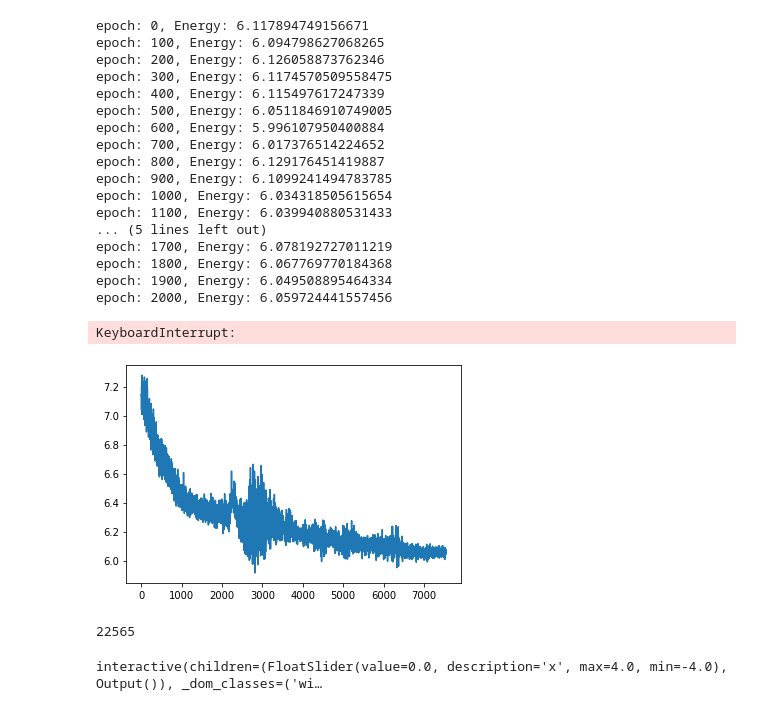
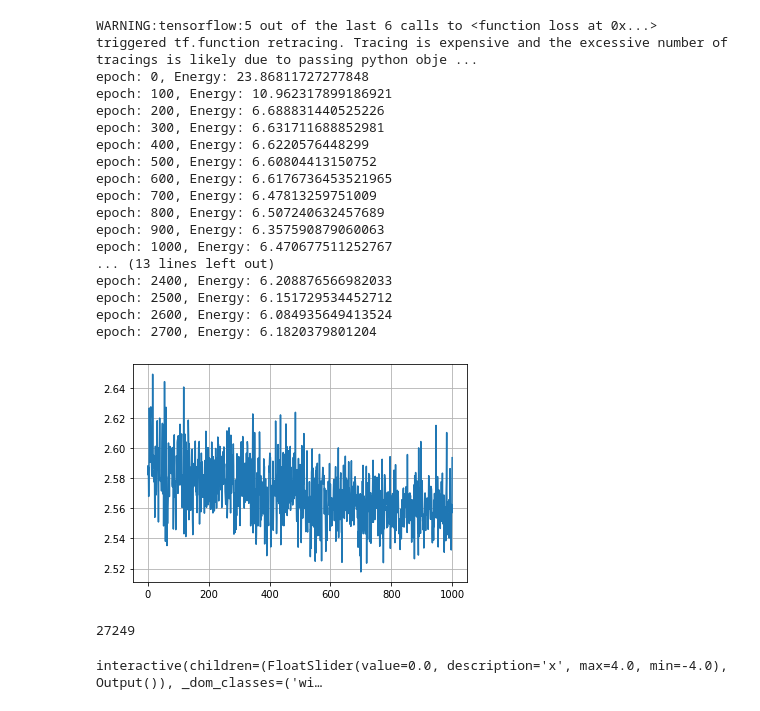
Before and after one commit to KristianWold/FYS4411, a Jupyter notebook: Project2/Autoregressive RNN Bosons.ipynb, the cells around one changed output. Saved outputs shown, nothing was run; the diff lists cells and outputs as text; code cells hidden in the pictures.

Commit message:
New model architecture(weight output of DNN with RNN)

```diff
--- a/Project2/Autoregressive RNN Bosons.ipynb
+++ b/Project2/Autoregressive RNN Bosons.ipynb
@@ -10,8 +10,7 @@ import warnings
 warnings.filterwarnings("ignore")
 # %%
 tf.keras.backend.set_floatx("float64")
-h = 6
-
+h = 32
 
 class DNModel(tf.keras.Model):
     def __init__(self, N, n):
@@ -22,6 +21,7 @@ class DNModel(tf.keras.Model):
 
         self.dense1 = tf.keras.layers.Dense(32)
         self.dense2 = tf.keras.layers.Dense(32)
+        self.dense3 = tf.keras.layers.Dense(32)
         self.out = tf.keras.layers.Dense(1)
 
         self.w = tf.keras.layers.Dense(h)
@@ -29,9 +29,10 @@ class DNModel(tf.keras.Model):
         self.hidden = tf.repeat(self.hidden_initial, N, axis=0)
 
     def call(self, x):
-        x = tf.concat((self.hidden, x), axis=1)
+        #x = tf.concat((self.hidden, x), axis=1)
         x = tf.nn.tanh(self.dense1(x))
-        x = tf.nn.tanh(self.dense2(x))
+        x = tf.nn.tanh(self.dense2(x))*self.hidden
+        x = tf.nn.tanh(self.dense3(x))
 
         return tf.math.exp(self.out(x))
 
@@ -111,9 +112,8 @@ def sample(model, N, n):
 
     return x_old, total
 # %%
-N = 2000
+N = 3000
 n = 3
-
 energy = []
 
 tf.random.set_seed(42)
@@ -121,12 +121,12 @@ np.random.seed(42)
 model = DNModel(N, n)
 optimizer = tf.keras.optimizers.Adam(epsilon=1e-08)
 # %%
-num_epochs = 6000
-
-steps = 20
+num_epochs = 3000
+N = 2000
+steps = 10
 for epoch in tqdm(range(num_epochs)):
     x = []
-    model.hidden_reset()
+    model.hidden_reset(N)
     for i in range(model.n):
         x.append(sample(model, model.N, steps)[0])
         model.rnn_forward(x[-1])
@@ -142,33 +142,33 @@ for epoch in tqdm(range(num_epochs)):
     if epoch%100 == 0:
         print(f"epoch: {epoch}, Energy: {E}")
 # %% [output]
-epoch: 0, Energy: 6.117894749156671
-epoch: 100, Energy: 6.094798627068265
-epoch: 200, Energy: 6.126058873762346
-epoch: 300, Energy: 6.1174570509558475
-epoch: 400, Energy: 6.115497617247339
-epoch: 500, Energy: 6.0511846910749005
-epoch: 600, Energy: 5.996107950400884
-epoch: 700, Energy: 6.017376514224652
-epoch: 800, Energy: 6.129176451419887
-epoch: 900, Energy: 6.1099241494783785
-epoch: 1000, Energy: 6.034318505615654
-epoch: 1100, Energy: 6.039940880531433
-... (5 lines left out)
-epoch: 1700, Energy: 6.078192727011219
-epoch: 1800, Energy: 6.067769770184368
-epoch: 1900, Energy: 6.049508895464334
-epoch: 2000, Energy: 6.059724441557456
+WARNING:tensorflow:5 out of the last 6 calls to <function loss at 0x...> triggered tf.function retracing. Tracing is expensive and the excessive number of tracings is likely due to passing python obje ...
+epoch: 0, Energy: 23.86811727277848
+epoch: 100, Energy: 10.962317899186921
+epoch: 200, Energy: 6.688831440525226
+epoch: 300, Energy: 6.631711688852981
+epoch: 400, Energy: 6.6220576448299
+epoch: 500, Energy: 6.60804413150752
+epoch: 600, Energy: 6.6176736453521965
+epoch: 700, Energy: 6.47813259751009
+epoch: 800, Energy: 6.507240632457689
+epoch: 900, Energy: 6.357590879060063
+epoch: 1000, Energy: 6.470677511252767
+... (13 lines left out)
+epoch: 2400, Energy: 6.208876566982033
+epoch: 2500, Energy: 6.151729534452712
+epoch: 2600, Energy: 6.084935649413524
+epoch: 2700, Energy: 6.1820379801204
-KeyboardInterrupt:
 # %%
-plt.plot(energy[500:])
+plt.plot(energy[2000:])
+plt.grid()
 plt.show()
 # %% [output]
-[figure, old version]
+[figure, new version]
 # %%
 print(sample(model, N, 20)[1])
 # %% [output]
-22565
+27249
 # %%
 def f(x):
     x_lin = np.linspace(-4, 4, N)
```
Also changed, not shown: parts of 3 cells of this notebook.
